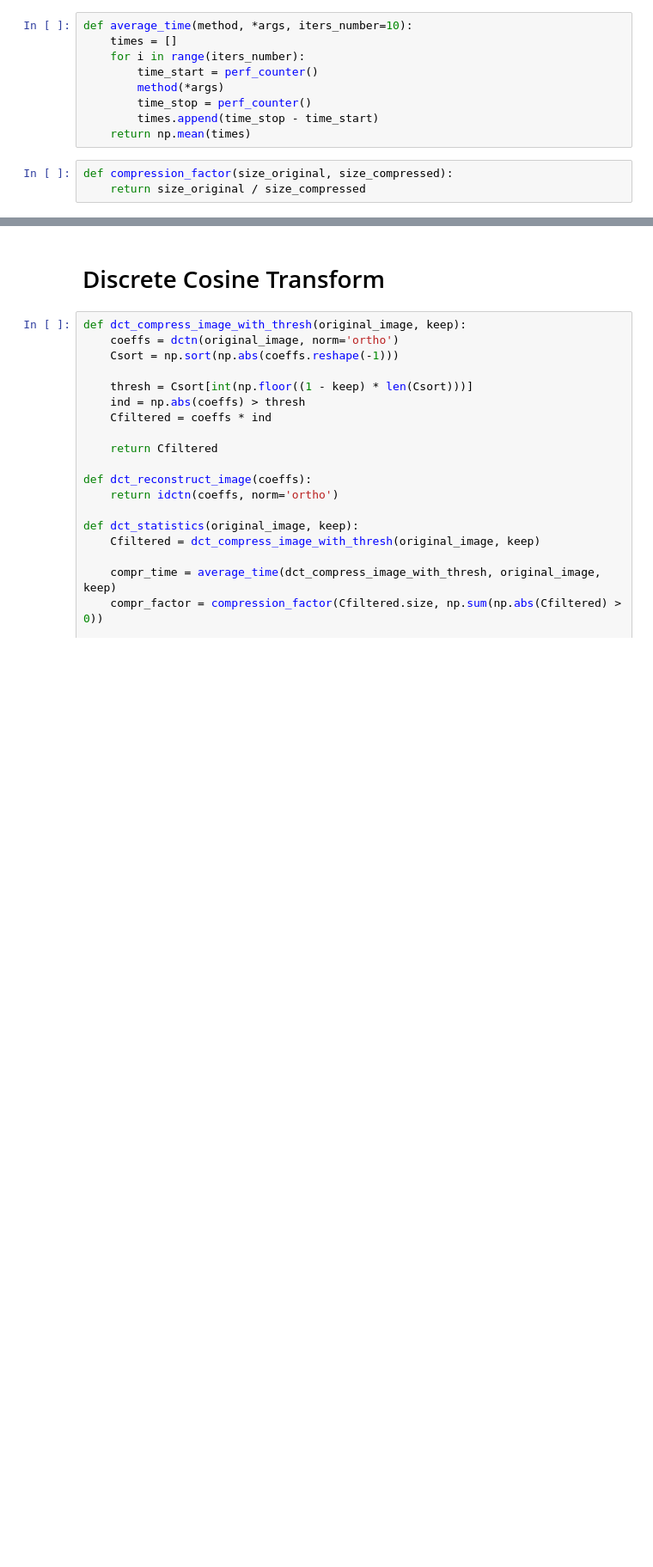
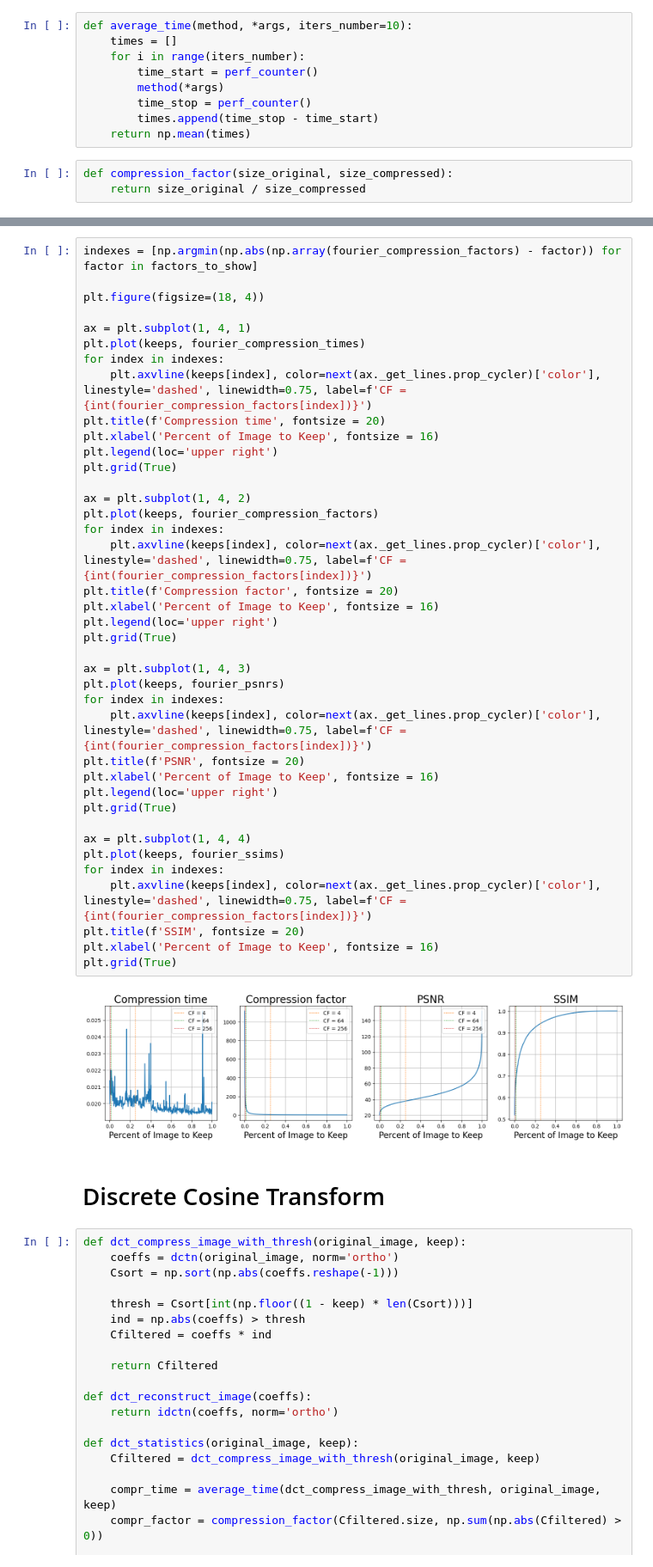
Before and after one commit to mark2002007/LA_Final_Project, a Jupyter notebook: report.ipynb, the cells around one changed output, grey strips where cells are left out. Shown at 86% size. Drawn from its saved outputs; the diff is of its cells as text; blank space fills up the shorter version.

```diff
--- a/report.ipynb
+++ b/report.ipynb
@@ -37,3 +94,44 @@ def compression_factor(size_original, size_compressed):
+# %%
+indexes = [np.argmin(np.abs(np.array(fourier_compression_factors) - factor)) for factor in factors_to_show]
+
+plt.figure(figsize=(18, 4))
+
+ax = plt.subplot(1, 4, 1)
+plt.plot(keeps, fourier_compression_times)
+for index in indexes:
+    plt.axvline(keeps[index], color=next(ax._get_lines.prop_cycler)['color'], linestyle='dashed', linewidth=0.75, label=f'CF = {int(fourier_compression_factors[index])}')
+plt.title(f'Compression time', fontsize = 20)
+plt.xlabel('Percent of Image to Keep', fontsize = 16)
+plt.legend(loc='upper right')
+plt.grid(True)
+
+ax = plt.subplot(1, 4, 2)
+plt.plot(keeps, fourier_compression_factors)
+for index in indexes:
+    plt.axvline(keeps[index], color=next(ax._get_lines.prop_cycler)['color'], linestyle='dashed', linewidth=0.75, label=f'CF = {int(fourier_compression_factors[index])}')
+plt.title(f'Compression factor', fontsize = 20)
+plt.xlabel('Percent of Image to Keep', fontsize = 16)
+plt.legend(loc='upper right')
+plt.grid(True)
+
+ax = plt.subplot(1, 4, 3)
+plt.plot(keeps, fourier_psnrs)
+for index in indexes:
+    plt.axvline(keeps[index], color=next(ax._get_lines.prop_cycler)['color'], linestyle='dashed', linewidth=0.75, label=f'CF = {int(fourier_compression_factors[index])}')
+plt.title(f'PSNR', fontsize = 20)
+plt.xlabel('Percent of Image to Keep', fontsize = 16)
+plt.legend(loc='upper right')
+plt.grid(True)
+
+ax = plt.subplot(1, 4, 4)
+plt.plot(keeps, fourier_ssims)
+for index in indexes:
+    plt.axvline(keeps[index], color=next(ax._get_lines.prop_cycler)['color'], linestyle='dashed', linewidth=0.75, label=f'CF = {int(fourier_compression_factors[index])}')
+plt.title(f'SSIM', fontsize = 20)
+plt.xlabel('Percent of Image to Keep', fontsize = 16)
+plt.grid(True)
+# %% [output]
+[figure, added]
 # %% [markdown]
 # Discrete Cosine Transform
 # %%
```
Also changed, not shown: parts of 10 cells of this notebook.
